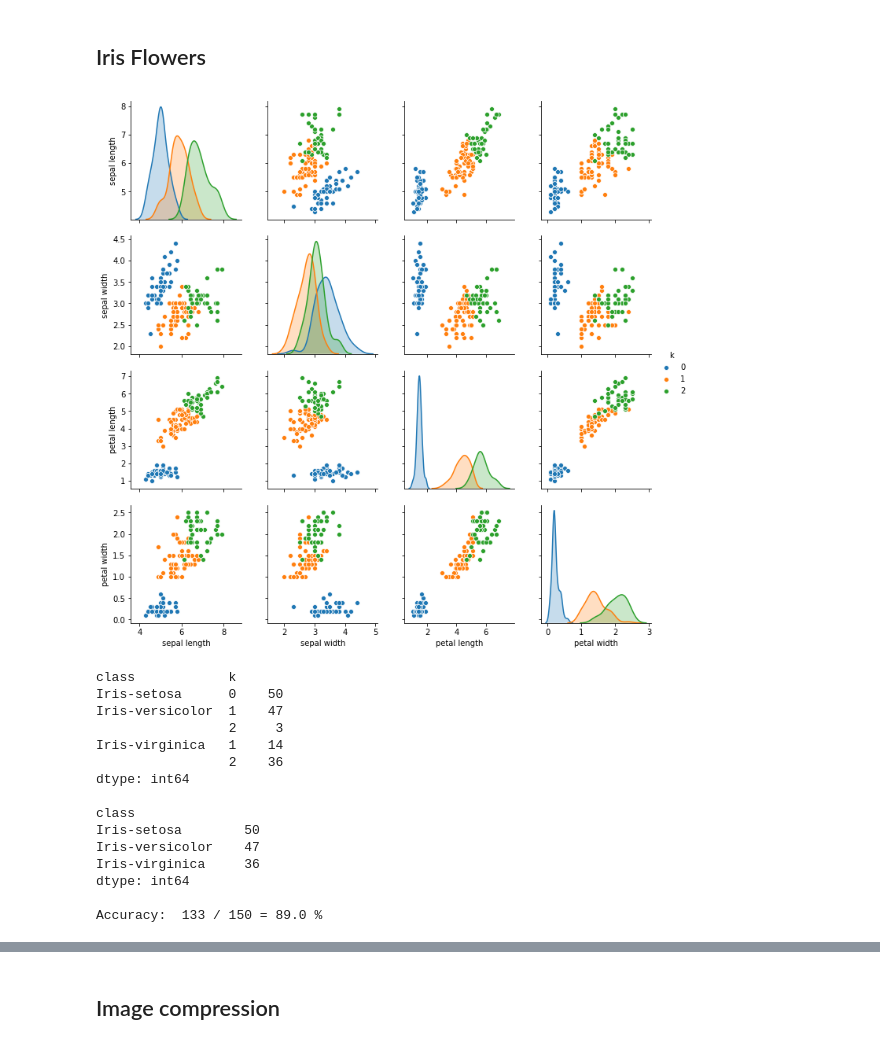
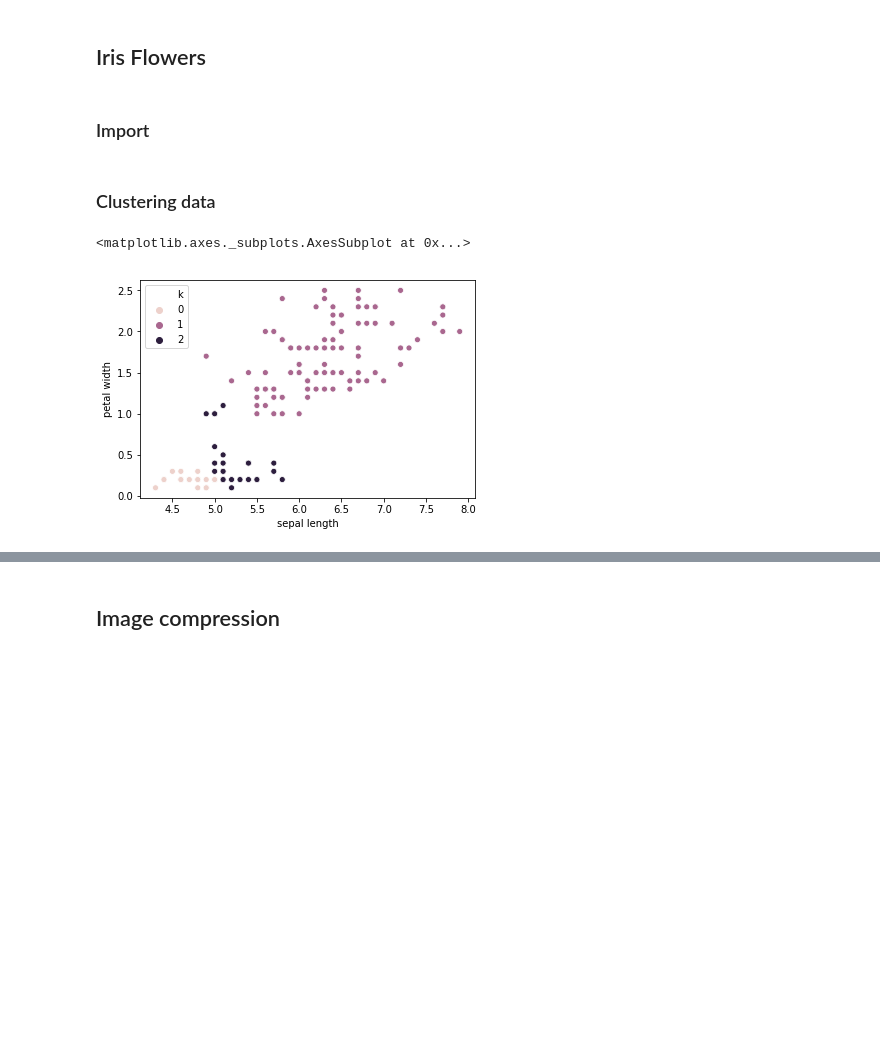
Before and after one commit to DV1X3R/tti-computer-science, a Jupyter notebook: IV. Fourth Year/python-intelligence-systems/KMeans.ipynb, the cells around one changed output, grey strips where cells are left out. Drawn from its saved outputs; the diff is of its cells as text; code cells hidden in the pictures; blank space fills up the shorter version.

```diff
--- a/IV. Fourth Year/python-intelligence-systems/KMeans.ipynb
+++ b/IV. Fourth Year/python-intelligence-systems/KMeans.ipynb
@@ -83,36 +99,16 @@ plt.show()
 # %% [markdown]
 ## Iris Flowers
-# %%
-x = pd.read_csv('datasets/iris.data.csv')
-x['k'] = _KMeans(n_clusters=3).fit(
-    x[['sepal length', 'sepal width', 'petal length', 'petal width']]).labels_
-
-sns.pairplot(x, vars=['sepal length', 'sepal width', 'petal length', 'petal width'], hue='k')
-# sns.pairplot(X, vars=['sepal length', 'sepal width', 'petal length', 'petal width'], hue='class')
-plt.show()
-
-size_of_k = x.iloc[:, [4, 5]].groupby(['class', 'k']).size()
-max_by_class = size_of_k.groupby(['class']).max()
-
-print('\n')
-print(size_of_k, end='\n\n')
-print(max_by_class, end='\n\n')
-print('Accuracy: ', str(max_by_class.sum()), '/', len(x), '=',
-      str(round((max_by_class.sum() / len(x)), 2) * 100), '%')
-# %% [output]
-[figure, removed]
-class            k
-Iris-setosa      0    50
-Iris-versicolor  1    47
-                 2     3
-Iris-virginica   1    14
-                 2    36
-dtype: int64
-
-class
-Iris-setosa        50
-Iris-versicolor    47
-Iris-virginica     36
-dtype: int64
-
-Accuracy:  133 / 150 = 89.0 %
+# %% [markdown]
+### Import
+# %%
+X = pd.read_csv('datasets/iris.data.csv')
+X['k'] = _KMeans(n_clusters=3).fit(
+    X[['sepal length', 'sepal width', 'petal length', 'petal width']]).labels_
+# %% [markdown]
+### Clustering data
+# %%
+sns.scatterplot(x=X['sepal length'], y=X['petal width'], hue=X['k'])
+# sns.pairplot(X, vars=['sepal length', 'sepal width', 'petal length', 'petal width'], hue='k')
+# %% [output]
+<matplotlib.axes._subplots.AxesSubplot at 0x...>
+[figure, added]
```
Also changed, not shown: parts of 9 cells of this notebook, 5 other files.
